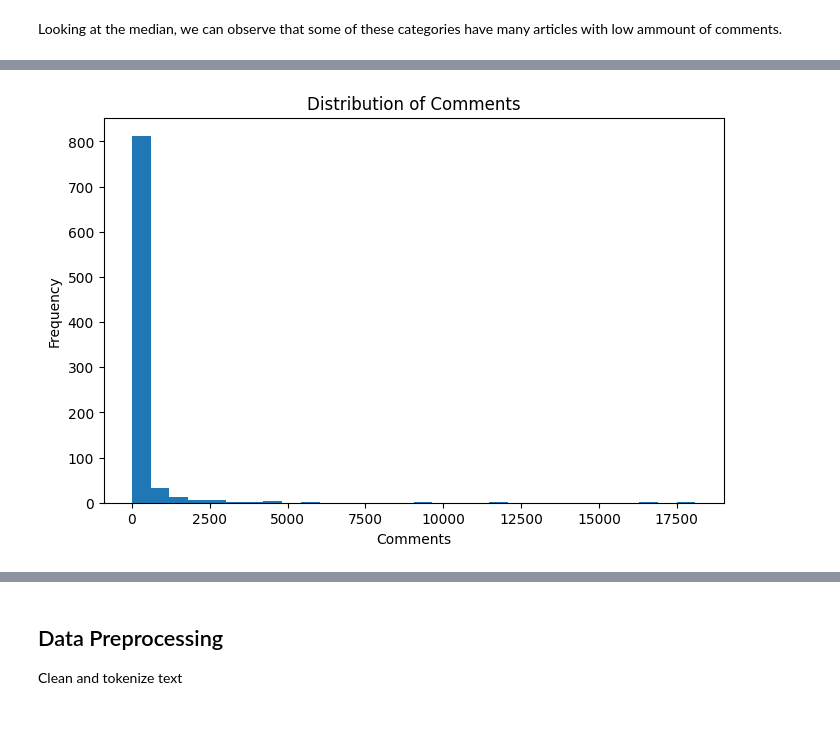
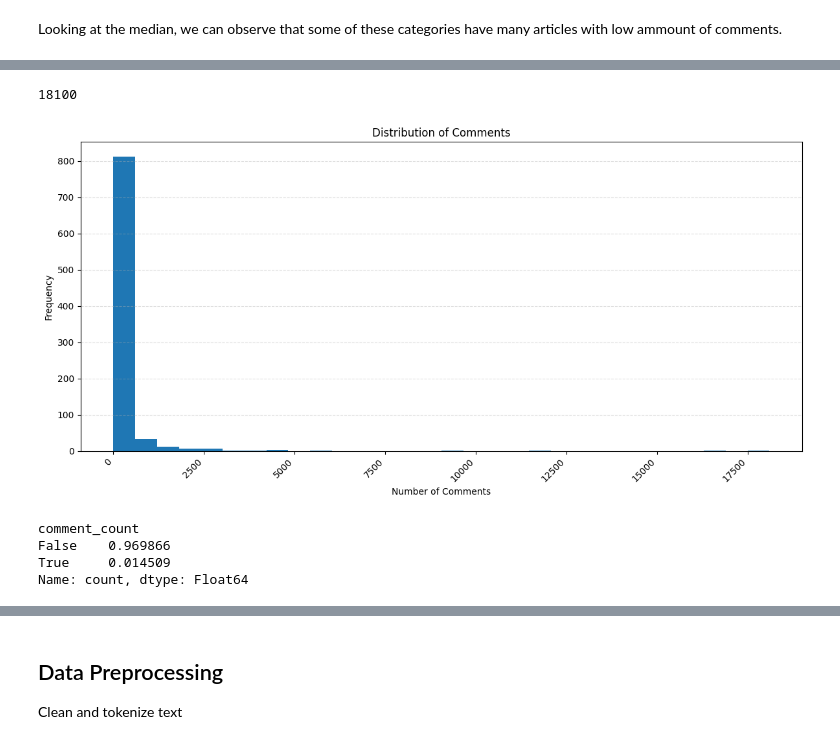
Before and after one commit to scarcamo/text_analysis_yahoo, a Jupyter notebook: yahoo_news_text.ipynb, the cells around one changed output, grey strips where cells are left out. Cells and saved outputs as stored; diff of their text form; code cells hidden in the pictures.

```diff
--- a/yahoo_news_text.ipynb
+++ b/yahoo_news_text.ipynb
@@ -90,7 +90,7 @@ df['updated_at'] = pd.to_datetime(df['updated_at'], utc=True) #.dt.tz_localize('
 df['time_since_publication'] = ((df['updated_at'] - df['publish_date']).dt.total_seconds() / 60) #.astype(int)
 
 df['comment_count'] = df['comment_count'].apply(normalize_count)
-df['comment_count'] = pd.to_numeric(df['comment_count'], errors='coerce')
+df['comment_count'] = pd.to_numeric(df['comment_count'], errors='coerce').astype('Int64')
 
 df['read_time'] = pd.to_numeric(df['read_time'].str.replace(' min read', '')).astype('Int64')
 
@@ -155,9 +163,28 @@ plt.show()
+# %%
+df['comment_count'].max()
+# %% [output]
+18100
 # %%
-plt.figure(figsize=(8, 5))
-plt.hist(df['comment_count'], bins=30)
+plt.figure(figsize=(12, 6))
+
+plt.hist(df['comment_count'], bins=30, linewidth=1)
+plt.xticks(rotation=45, ha='right')
+
 plt.title('Distribution of Comments')
-plt.xlabel('Comments')
+plt.xlabel('Number of Comments')
 plt.ylabel('Frequency')
+
+plt.grid(axis='y', linestyle='--', alpha=0.4)
+
+plt.tight_layout()
+
 plt.show()
 # %% [output]
-[figure, old version]
+[figure, new version]
+# %%
+(df['comment_count']>2800).value_counts()/len(df)
+# %% [output]
+comment_count
+False    0.969866
+True     0.014509
+Name: count, dtype: Float64
```
Also changed, not shown: parts of 50 cells of this notebook.
